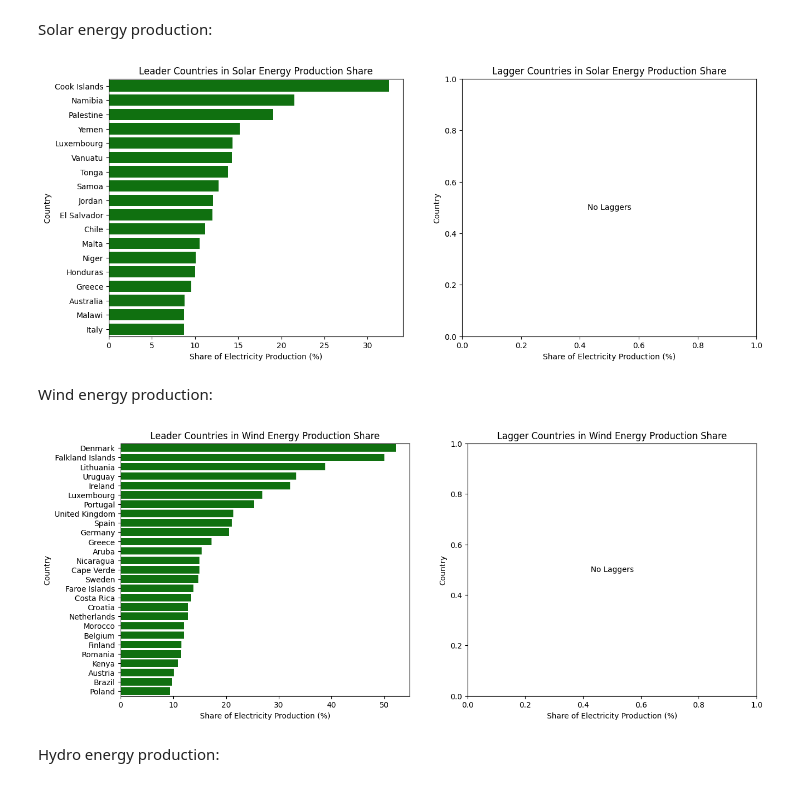
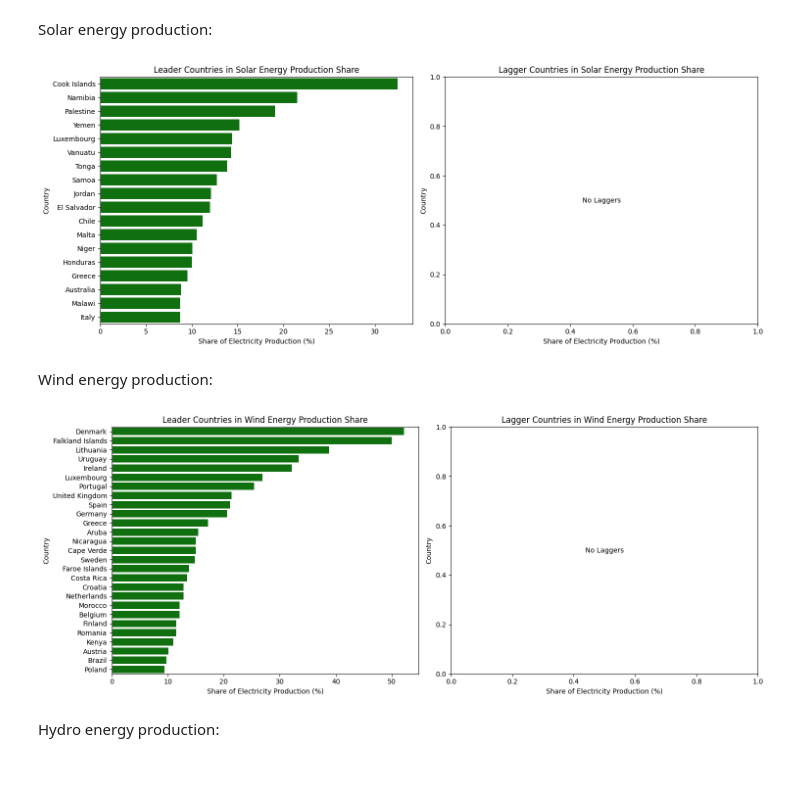
Before and after one commit to KMarsh-code/global-renewable-energy-analysis, a Jupyter notebook: jupyter_notebooks/2_renewable_energy_hypothesis_testing.ipynb, the cells around one changed output. Drawn from its saved outputs; the diff is of its cells as text; code cells hidden in the pictures.

```diff
--- a/jupyter_notebooks/2_renewable_energy_hypothesis_testing.ipynb
+++ b/jupyter_notebooks/2_renewable_energy_hypothesis_testing.ipynb
@@ -290,7 +290,7 @@ cols = ['renewables_share_elec_mean', 'solar_share_elec_mean', 'wind_share_elec_
         'hydro_share_elec_mean', 'biofuel_share_elec_mean', 'nuclear_share_elec_mean']
 
 for col in cols:
-    plt.figure(figsize=(10, 3))
+    plt.figure(figsize=(10, 2))
     sns.boxplot(data=df_last5, x=col)  # Changed y to x for horizontal orientation
     plt.title(f'Boxplot of {col.split("_")[0]} (averaged over last 5 years)')
     plt.xlabel('Share of Electricity Production (%)')  # Changed ylabel to xlabel
@@ -378,75 +386,21 @@ Solar energy production:
 # %%
 leaders = df_last5[outliers['solar_share_elec_mean'] == 'leader']
 laggers = df_last5[outliers['solar_share_elec_mean'] == 'lagger']
 
-#add horizontal barplots for leaders and laggers in overall renewable energy production share
-fig, axes = plt.subplots(1, 2, figsize=(15, 6))
-# Leaders
-if not leaders.empty:
-    # Sort the data by solar_share_elec_mean in descending order
-    leaders_sorted = leaders.sort_values('solar_share_elec_mean', ascending=False)
-    sns.barplot(data=leaders_sorted, y='country_', x='solar_share_elec_mean', ax=axes[0], color='green')
-    axes[0].set_title('Leader Countries in Solar Energy Production Share')
-    axes[0].set_xlabel('Share of Electricity Production (%)')
-    axes[0].set_ylabel('Country')
-else:
-    axes[0].text(0.5, 0.5, 'No Leaders', horizontalalignment='center', verticalalignment='center', transform=axes[0].transAxes)
-    axes[0].set_title('Leader Countries in Solar Energy Production Share')
-    axes[0].set_xlabel('Share of Electricity Production (%)')
-    axes[0].set_ylabel('Country')
-
-# Laggers
-if not laggers.empty:
-    # Sort the data by solar_share_elec_mean in descending order
-    laggers_sorted = laggers.sort_values('solar_share_elec_mean', ascending=False)
-    sns.barplot(data=laggers_sorted, y='country_', x='solar_share_elec_mean', ax=axes[1], color='red')
-    axes[1].set_title('Lagger Countries in Solar Energy Production Share')
-    axes[1].set_xlabel('Share of Electricity Production (%)')
-    axes[1].set_ylabel('Country')
-else:
-    axes[1].text(0.5, 0.5, 'No Laggers', horizontalalignment='center', verticalalignment='center', transform=axes[1].transAxes)
-    axes[1].set_title('Lagger Countries in Solar Energy Production Share')
-    axes[1].set_xlabel('Share of Electricity Production (%)')
-    axes[1].set_ylabel('Country')
+#add horizontal barplots for leaders and laggers in solar energy production share
+plot_leader_lagger_barplots(leaders, laggers, 'solar_share_elec_mean', 'Solar Energy Production Share')
 # %% [output]
-[figure, old version]
+[figure, new version]
 # %% [markdown]
 Wind energy production:
 # %%
 leaders = df_last5[outliers['wind_share_elec_mean'] == 'leader']
 laggers = df_last5[outliers['wind_share_elec_mean'] == 'lagger']
 
-#add horizontal barplots for leaders and laggers in overall renewable energy production share
-fig, axes = plt.subplots(1, 2, figsize=(15, 6))
-# Leaders
-if not leaders.empty:
-    # Sort the data in descending order
-    leaders_sorted = leaders.sort_values('wind_share_elec_mean', ascending=False)
-    sns.barplot(data=leaders_sorted, y='country_', x='wind_share_elec_mean', ax=axes[0], color='green')
-    axes[0].set_title('Leader Countries in Wind Energy Production Share')
-    axes[0].set_xlabel('Share of Electricity Production (%)')
-    axes[0].set_ylabel('Country')
-else:
-    axes[0].text(0.5, 0.5, 'No Leaders', horizontalalignment='center', verticalalignment='center', transform=axes[0].transAxes)
-    axes[0].set_title('Leader Countries in Wind Energy Production Share')
-    axes[0].set_xlabel('Share of Electricity Production (%)')
-    axes[0].set_ylabel('Country')
-
-# Laggers
-if not laggers.empty:
-    # Sort the data in descending order
-    laggers_sorted = laggers.sort_values('wind_share_elec_mean', ascending=False)
-    sns.barplot(data=laggers_sorted, y='country_', x='wind_share_elec_mean', ax=axes[1], color='red')
-    axes[1].set_title('Lagger Countries in Wind Energy Production Share')
-    axes[1].set_xlabel('Share of Electricity Production (%)')
-    axes[1].set_ylabel('Country')
-else:
-    axes[1].text(0.5, 0.5, 'No Laggers', horizontalalignment='center', verticalalignment='center', transform=axes[1].transAxes)
-    axes[1].set_title('Lagger Countries in Wind Energy Production Share')
-    axes[1].set_xlabel('Share of Electricity Production (%)')
-    axes[1].set_ylabel('Country')
+#plot horizontal barplots for leaders and laggers in wind energy production share
+plot_leader_lagger_barplots(leaders, laggers, 'wind_share_elec_mean', 'Wind Energy Production Share')
 # %% [output]
-[figure, old version]
+[figure, new version]
 # %% [markdown]
 Hydro energy production:
 # %%
```
Also changed, not shown: parts of 31 cells of this notebook.
